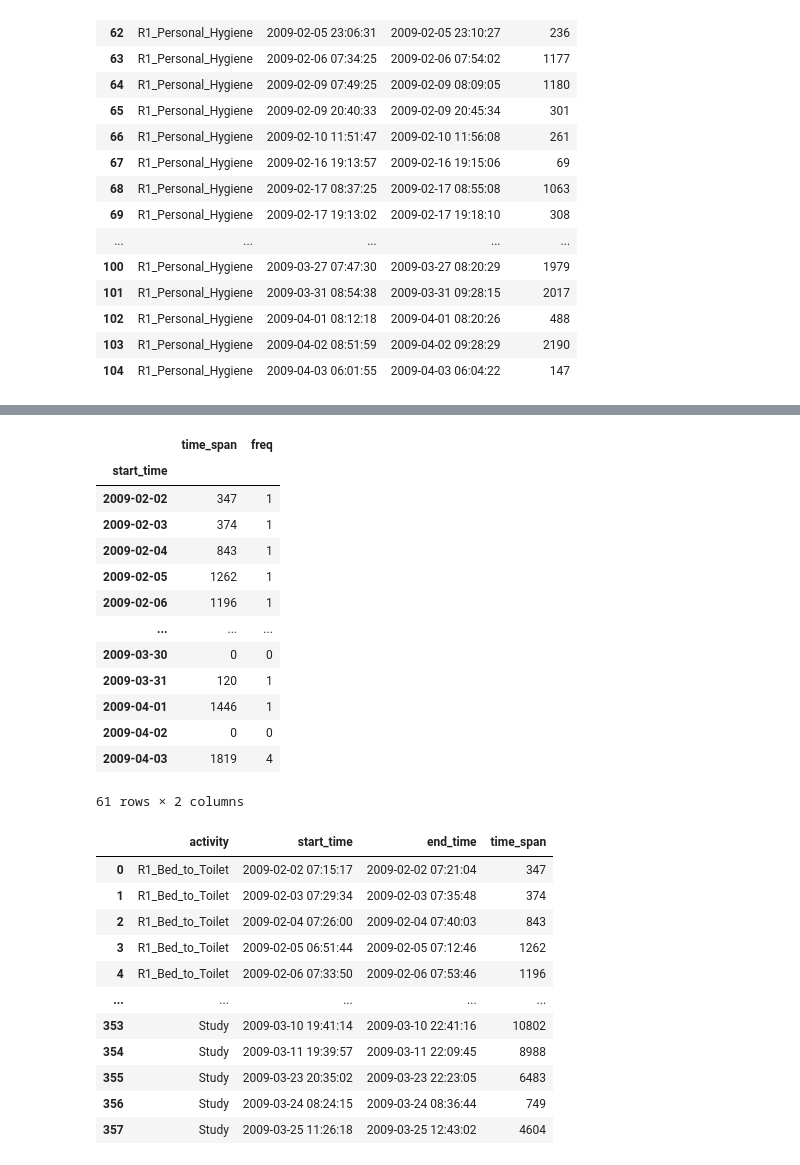
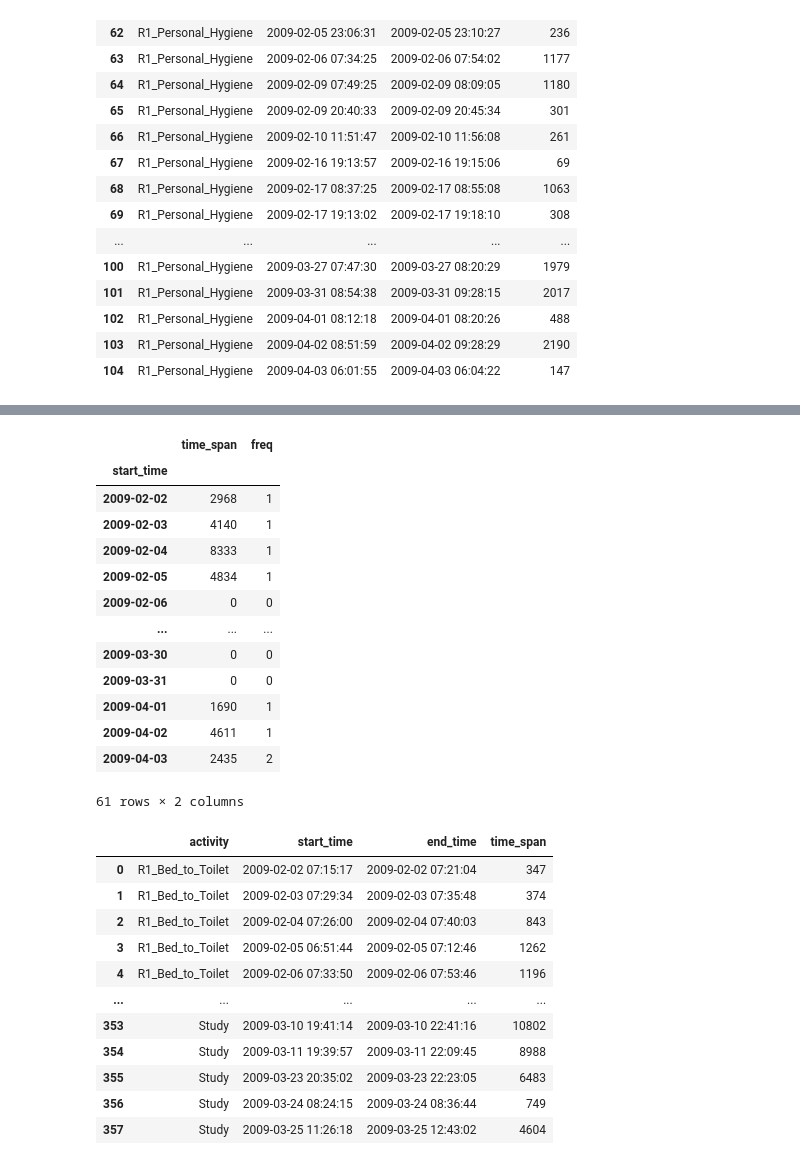
Before and after one commit to wendiganyu/IOTPhase2, a Jupyter notebook: ActivityStatisticsAndForecast.ipynb, the cells around one changed output, grey strips where cells are left out. Saved outputs shown, nothing was run; the diff lists cells and outputs as text; code cells hidden in the pictures.

```diff
--- a/ActivityStatisticsAndForecast.ipynb
+++ b/ActivityStatisticsAndForecast.ipynb
@@ -248,10 +248,16 @@ df_by_activity_list[1]
 | 103 | R1_Personal_Hygiene | 2009-04-02 08:51:59 | 2009-04-02 09:28:29 | 2190 |
 | 104 | R1_Personal_Hygiene | 2009-04-03 06:01:55 | 2009-04-03 06:04:22 | 147 |
 # %%
-tmp_df = df_by_activity_list[0]
-tmp_df["freq"] = 1
-tmp_df = tmp_df.drop(["end_time"], axis = 1)
-tmp_df
+resampled_df_list = []
+for activity in df_by_activity_list:
+    tmp_df = activity
+    tmp_df["freq"] = 1
+    tmp_df = tmp_df.drop(["end_time"], axis = 1)
+
+    tmp_df["time_span"] = tmp_df["time_span"].astype(int)
+    tmp_df = tmp_df.resample('D', on='start_time').sum()
+    resampled_df_list.append(tmp_df)
+    tmp_df
 # %% [output]
 A value is trying to be set on a copy of a slice from a DataFrame.
 Try using .loc[row_indexer,col_indexer] = value instead
@@ -278,22 +279,20 @@ See the caveats in the documentation: https://pandas.pydata.org/pandas-docs/stab
-# %%
-tmp_df["time_span"] = tmp_df["time_span"].astype(int)
-tmp_df = tmp_df.resample('D', on='start_time').sum()
-tmp_df
-# %% [output]
-|  | time_span | freq |
-| start_time |  |  |
-| 2009-02-02 | 347 | 1 |
-| 2009-02-03 | 374 | 1 |
-| 2009-02-04 | 843 | 1 |
-| 2009-02-05 | 1262 | 1 |
-| 2009-02-06 | 1196 | 1 |
-| ... | ... | ... |
-| 2009-03-30 | 0 | 0 |
-| 2009-03-31 | 120 | 1 |
-| 2009-04-01 | 1446 | 1 |
-| 2009-04-02 | 0 | 0 |
-| 2009-04-03 | 1819 | 4 |
-61 rows × 2 columns
+# %%
+resampled_df_list[3]
+# %% [output]
+|  | time_span | freq |
+| start_time |  |  |
+| 2009-02-02 | 2968 | 1 |
+| 2009-02-03 | 4140 | 1 |
+| 2009-02-04 | 8333 | 1 |
+| 2009-02-05 | 4834 | 1 |
+| 2009-02-06 | 0 | 0 |
+| ... | ... | ... |
+| 2009-03-30 | 0 | 0 |
+| 2009-03-31 | 0 | 0 |
+| 2009-04-01 | 1690 | 1 |
+| 2009-04-02 | 4611 | 1 |
+| 2009-04-03 | 2435 | 2 |
+61 rows × 2 columns
 # %%
 new_df["sum"] =
 # %% [output]
```
Also changed, not shown: parts of 2 cells of this notebook.
